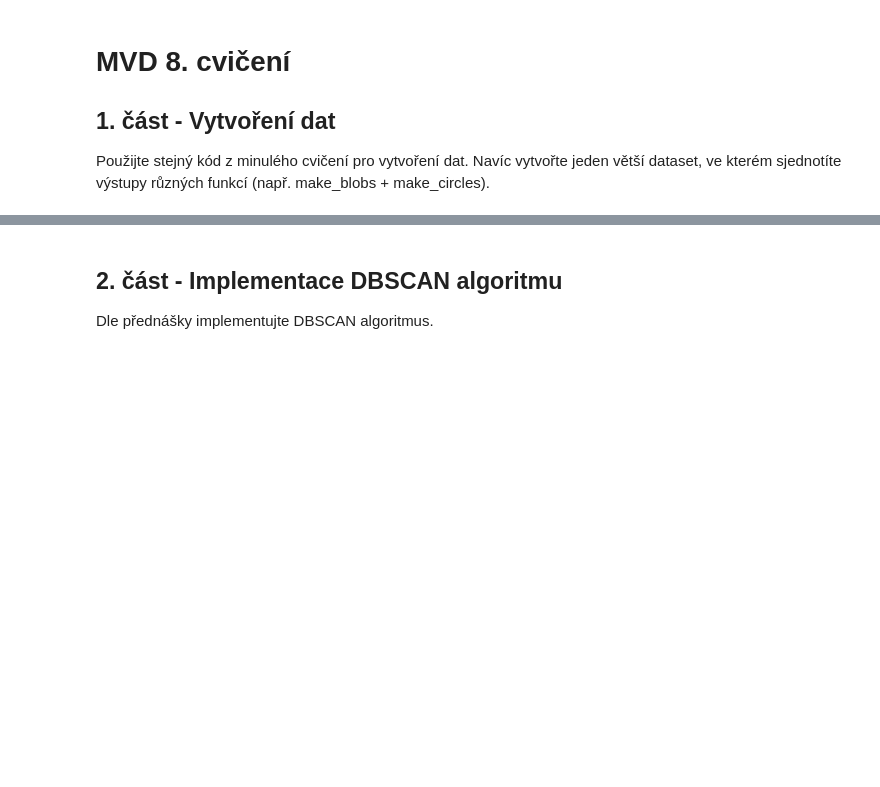
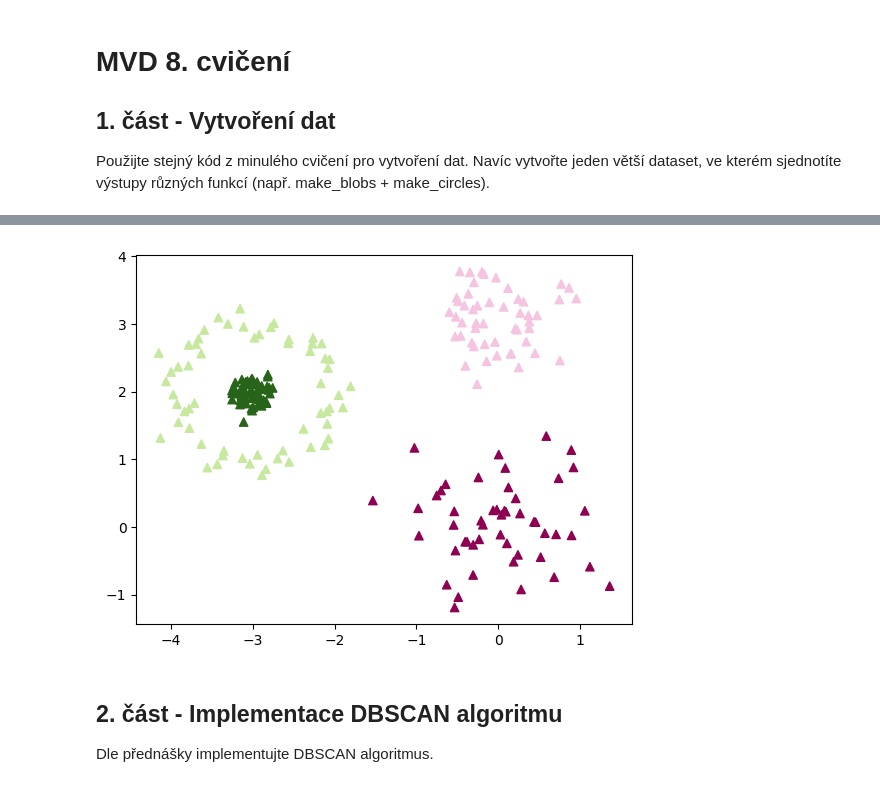
Before and after one commit to elPytel/MVD-Metody_vytezovani_dat, a Jupyter notebook: cviceni/cv08/MVD 8. cvičení.ipynb, the cells around one changed output, grey strips where cells are left out. Cells and saved outputs as stored; diff of their text form; code cells hidden in the pictures; blank space fills up the shorter version.

```diff
--- a/cviceni/cv08/MVD 8. cvičení.ipynb
+++ b/cviceni/cv08/MVD 8. cvičení.ipynb
@@ -7,3 +54,13 @@ Použijte stejný kód z minulého cvičení pro vytvoření dat. Navíc vytvoř
+# %%
+# concatenate datasets
+
+x = np.concatenate((x1, x3+(-3,+2)))
+y = np.concatenate((y1, y3+2))
+
+plt.scatter(x[:,0], x[:,1], c=y, marker='^', cmap='PiYG')
+plt.show()
+# %% [output]
+[figure, added]
 # %% [markdown]
 ## 2. část - Implementace DBSCAN algoritmu
 Dle přednášky implementujte DBSCAN algoritmus.
```
Also changed, not shown: parts of 9 cells of this notebook, 2 other files.
